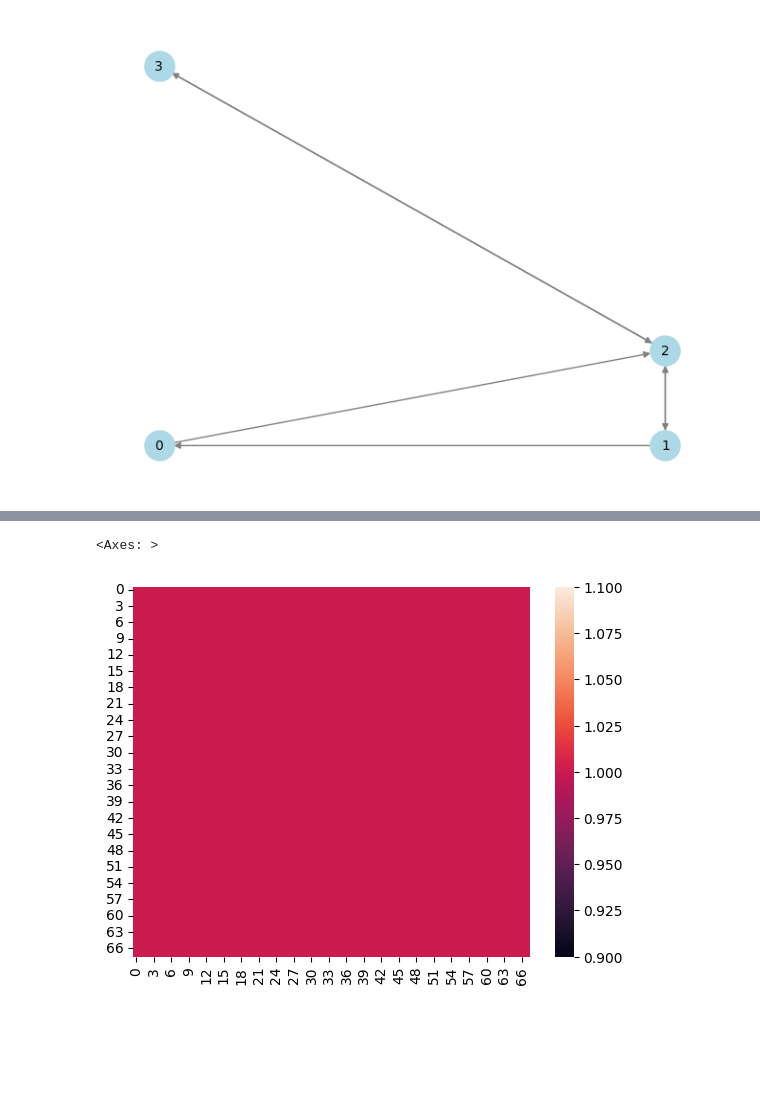
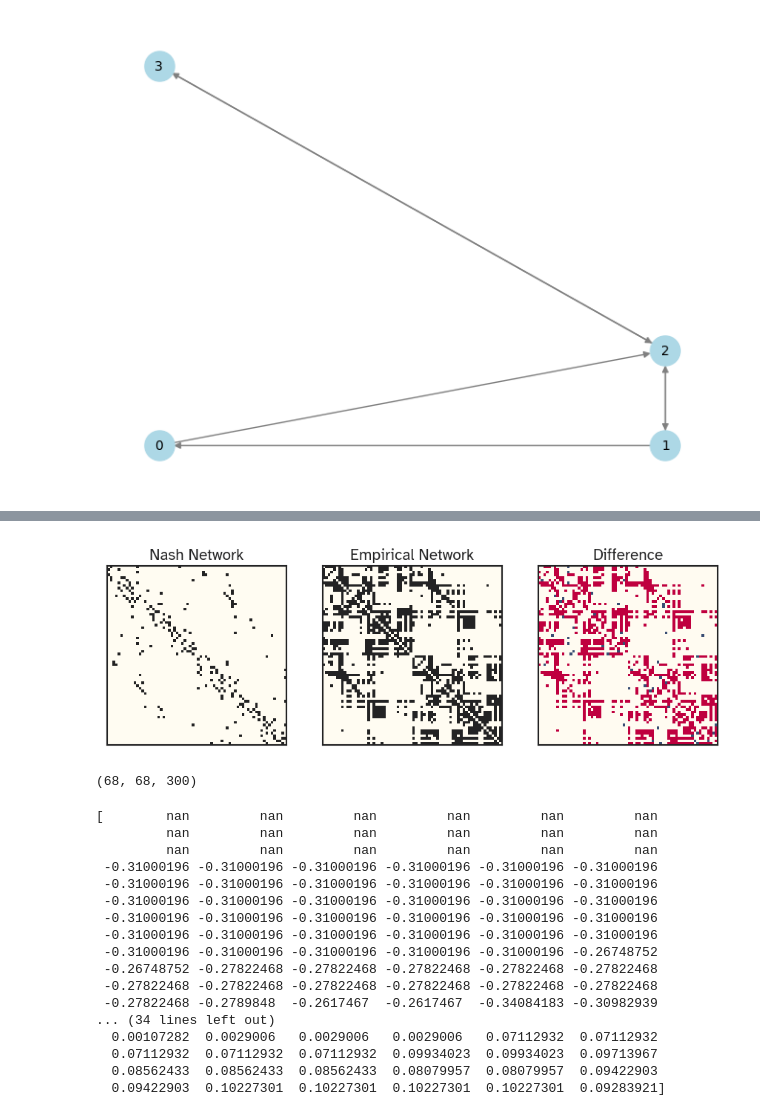
Before and after one commit to kuffmode/Optimal_networks, a Jupyter notebook: playground.ipynb, the cells around one changed output, grey strips where cells are left out. Cells and saved outputs as stored; diff of their text form; code cells hidden in the pictures; blank space fills up the shorter version.

Commit message:
added the developing network thing

```diff
--- a/playground.ipynb
+++ b/playground.ipynb
@@ -66,5 +78,13 @@ sns.heatmap(nash_network.astype(int))
-# %%
-sns.heatmap(scipy.linalg.expm(nash_network).astype(bool))
-# %% [output]
-<Axes: >
-[figure, removed]
+# %%
+fig, axes = plt.subplot_mosaic([["A", "B","C"]], figsize=viz.cm_to_inch(default_sizes['half_page']), dpi=150)
+viz.plot_matrix(nash_network.astype(int), axis=axes["A"], sns_kwargs={"cmap":default_cmaps["bw_hb"],
+                                                                      "xticklabels":False, "yticklabels":False})
+viz.plot_matrix(connectivity.astype(int), axis=axes["B"], sns_kwargs={"cmap":default_cmaps["bw_hb"],
+                                                                      "xticklabels":False, "yticklabels":False})
+viz.plot_matrix(connectivity.astype(int)-nash_network.astype(int), axis=axes["C"], sns_kwargs={"cmap":default_cmaps["nb_bw_dr"],
+                                                                                               "xticklabels":False, "yticklabels":False})
+axes["A"].set_title("Nash Network")
+axes["B"].set_title("Empirical Network")
+axes["C"].set_title("Difference");
+# %% [output]
+[figure, added]
@@ -70,0 +111,44 @@ sns.heatmap(scipy.linalg.expm(nash_network).astype(bool))
+# %%
+adjacency_history.shape
+# %% [output]
+(68, 68, 300)
+# %%
+from scipy.stats import pearsonr
+
+# Initialize the vector to store correlation values
+correlation_vector = np.zeros(adjacency_history.shape[2])
+
+# Compute the column-sum of connectivity
+connectivity_sum = connectivity.sum(axis=0)
+
+# Iterate over each slice of adjacency_history
+for t in range(adjacency_history.shape[2]):
+    # Compute the column-sum of the current slice
+    adjacency_sum = adjacency_history[:, :, t].sum(axis=0)
+
+    # Compute the Pearson correlation
+    correlation, _ = pearsonr(adjacency_sum, connectivity_sum)
+
+    # Store the correlation value
+    correlation_vector[t] = correlation
+
+# Print the correlation vector
+print(correlation_vector)
+# %% [output]
+[        nan         nan         nan         nan         nan         nan
+         nan         nan         nan         nan         nan         nan
+         nan         nan         nan         nan         nan         nan
+ -0.31000196 -0.31000196 -0.31000196 -0.31000196 -0.31000196 -0.31000196
+ -0.31000196 -0.31000196 -0.31000196 -0.31000196 -0.31000196 -0.31000196
+ -0.31000196 -0.31000196 -0.31000196 -0.31000196 -0.31000196 -0.31000196
+ -0.31000196 -0.31000196 -0.31000196 -0.31000196 -0.31000196 -0.31000196
+ -0.31000196 -0.31000196 -0.31000196 -0.31000196 -0.31000196 -0.31000196
+ -0.31000196 -0.31000196 -0.31000196 -0.31000196 -0.31000196 -0.26748752
+ -0.26748752 -0.27822468 -0.27822468 -0.27822468 -0.27822468 -0.27822468
+ -0.27822468 -0.27822468 -0.27822468 -0.27822468 -0.27822468 -0.27822468
+ -0.27822468 -0.2789848  -0.2617467  -0.2617467  -0.34084183 -0.30982939
+... (34 lines left out)
+  0.00107282  0.0029006   0.0029006   0.0029006   0.07112932  0.07112932
+  0.07112932  0.07112932  0.07112932  0.09934023  0.09934023  0.09713967
+  0.08562433  0.08562433  0.08562433  0.08079957  0.08079957  0.09422903
+  0.09422903  0.10227301  0.10227301  0.10227301  0.10227301  0.09283921]
```
Also changed, not shown: parts of 10 cells of this notebook, 4 other files.
